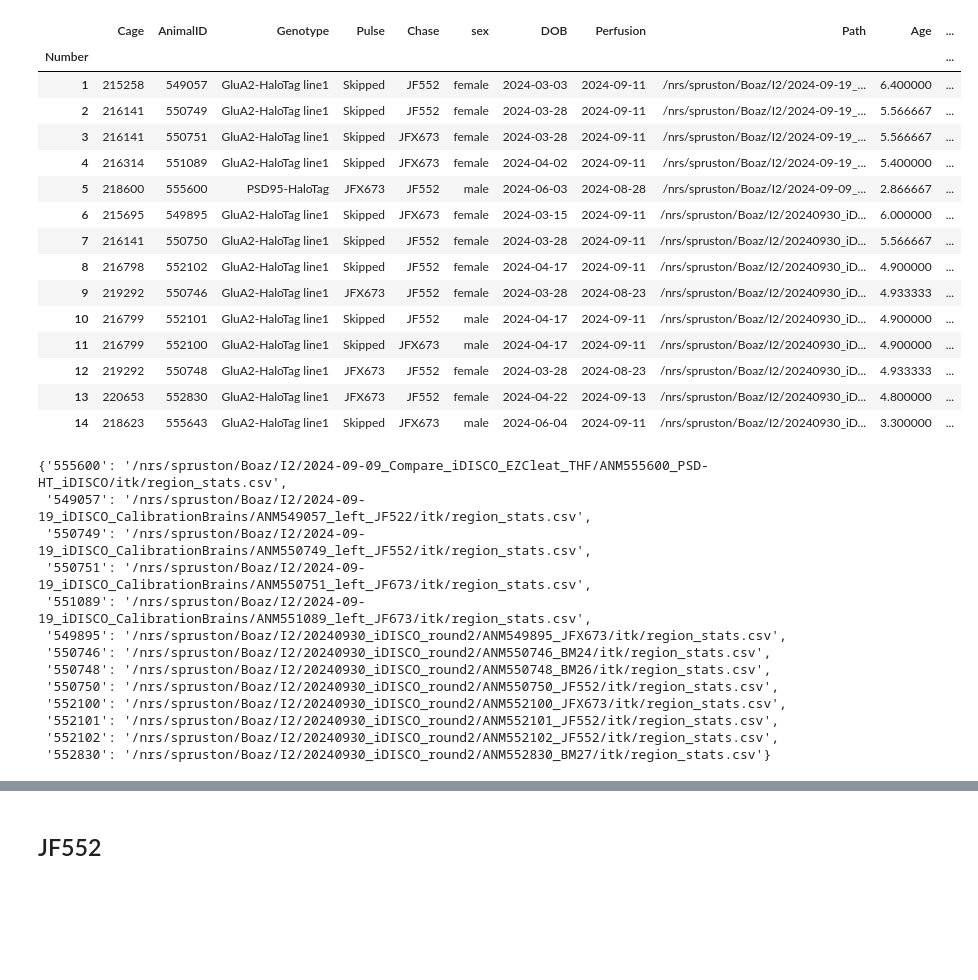
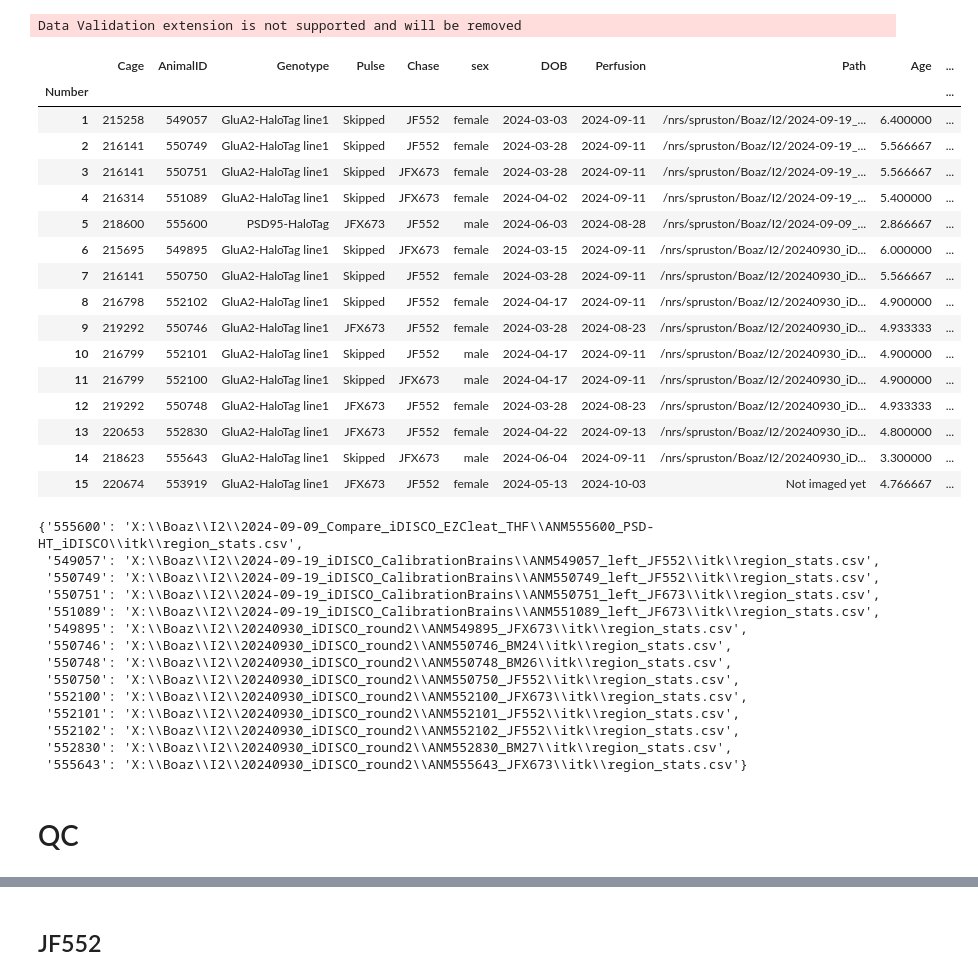
Before and after one commit to boazmohar/DELTA_iDISCO, a Jupyter notebook: src/Get_calibration.ipynb, the cells around one changed output, grey strips where cells are left out. Saved outputs shown, nothing was run; the diff lists cells and outputs as text; code cells hidden in the pictures; blank space fills up the shorter version.

Commit message:
updated notebooks, proceesing behavior data with neurocl

```diff
--- a/src/Get_calibration.ipynb
+++ b/src/Get_calibration.ipynb
@@ -12,39 +18,45 @@ from sklearn.linear_model import LinearRegression
 # %%
-base_path = '/nrs/spruston/Boaz/I2'
+# base_path = a'/nrs/spruston/Boaz/I2'
+base_path = r'X:\Boaz\I2'
 meta = pd.read_excel(os.path.join(code, 'logs','metadata.xlsx'), 'Metadata', index_col=0)
 csv_paths = collect_region_stats_paths(base_path)
 region_data = load_region_data(csv_paths)
 meta
 # %% [output]
+Data Validation extension is not supported and will be removed
 |  | Cage | AnimalID | Genotype | Pulse | Chase | sex | DOB | Perfusion | Path | Age | ... |
 | Number |  |  |  |  |  |  |  |  |  |  | ... |
 | 1 | 215258 | 549057 | GluA2-HaloTag line1 | Skipped | JF552 | female | 2024-03-03 | 2024-09-11 | /nrs/spruston/Boaz/I2/2024-09-19_... | 6.400000 | ... |
 | 2 | 216141 | 550749 | GluA2-HaloTag line1 | Skipped | JF552 | female | 2024-03-28 | 2024-09-11 | /nrs/spruston/Boaz/I2/2024-09-19_... | 5.566667 | ... |
 | 3 | 216141 | 550751 | GluA2-HaloTag line1 | Skipped | JFX673 | female | 2024-03-28 | 2024-09-11 | /nrs/spruston/Boaz/I2/2024-09-19_... | 5.566667 | ... |
 | 4 | 216314 | 551089 | GluA2-HaloTag line1 | Skipped | JFX673 | female | 2024-04-02 | 2024-09-11 | /nrs/spruston/Boaz/I2/2024-09-19_... | 5.400000 | ... |
 | 5 | 218600 | 555600 | PSD95-HaloTag | JFX673 | JF552 | male | 2024-06-03 | 2024-08-28 | /nrs/spruston/Boaz/I2/2024-09-09_... | 2.866667 | ... |
 | 6 | 215695 | 549895 | GluA2-HaloTag line1 | Skipped | JFX673 | female | 2024-03-15 | 2024-09-11 | /nrs/spruston/Boaz/I2/20240930_iD... | 6.000000 | ... |
 | 7 | 216141 | 550750 | GluA2-HaloTag line1 | Skipped | JF552 | female | 2024-03-28 | 2024-09-11 | /nrs/spruston/Boaz/I2/20240930_iD... | 5.566667 | ... |
 | 8 | 216798 | 552102 | GluA2-HaloTag line1 | Skipped | JF552 | female | 2024-04-17 | 2024-09-11 | /nrs/spruston/Boaz/I2/20240930_iD... | 4.900000 | ... |
 | 9 | 219292 | 550746 | GluA2-HaloTag line1 | JFX673 | JF552 | female | 2024-03-28 | 2024-08-23 | /nrs/spruston/Boaz/I2/20240930_iD... | 4.933333 | ... |
 | 10 | 216799 | 552101 | GluA2-HaloTag line1 | Skipped | JF552 | male | 2024-04-17 | 2024-09-11 | /nrs/spruston/Boaz/I2/20240930_iD... | 4.900000 | ... |
 | 11 | 216799 | 552100 | GluA2-HaloTag line1 | Skipped | JFX673 | male | 2024-04-17 | 2024-09-11 | /nrs/spruston/Boaz/I2/20240930_iD... | 4.900000 | ... |
 | 12 | 219292 | 550748 | GluA2-HaloTag line1 | JFX673 | JF552 | female | 2024-03-28 | 2024-08-23 | /nrs/spruston/Boaz/I2/20240930_iD... | 4.933333 | ... |
 | 13 | 220653 | 552830 | GluA2-HaloTag line1 | JFX673 | JF552 | female | 2024-04-22 | 2024-09-13 | /nrs/spruston/Boaz/I2/20240930_iD... | 4.800000 | ... |
 | 14 | 218623 | 555643 | GluA2-HaloTag line1 | Skipped | JFX673 | male | 2024-06-04 | 2024-09-11 | /nrs/spruston/Boaz/I2/20240930_iD... | 3.300000 | ... |
+| 15 | 220674 | 553919 | GluA2-HaloTag line1 | JFX673 | JF552 | female | 2024-05-13 | 2024-10-03 | Not imaged yet | 4.766667 | ... |
 # %%
 csv_paths
 # %% [output]
-{'555600': '/nrs/spruston/Boaz/I2/2024-09-09_Compare_iDISCO_EZCleat_THF/ANM555600_PSD-HT_iDISCO/itk/region_stats.csv',
- '549057': '/nrs/spruston/Boaz/I2/2024-09-19_iDISCO_CalibrationBrains/ANM549057_left_JF522/itk/region_stats.csv',
- '550749': '/nrs/spruston/Boaz/I2/2024-09-19_iDISCO_CalibrationBrains/ANM550749_left_JF552/itk/region_stats.csv',
- '550751': '/nrs/spruston/Boaz/I2/2024-09-19_iDISCO_CalibrationBrains/ANM550751_left_JF673/itk/region_stats.csv',
- '551089': '/nrs/spruston/Boaz/I2/2024-09-19_iDISCO_CalibrationBrains/ANM551089_left_JF673/itk/region_stats.csv',
- '549895': '/nrs/spruston/Boaz/I2/20240930_iDISCO_round2/ANM549895_JFX673/itk/region_stats.csv',
- '550746': '/nrs/spruston/Boaz/I2/20240930_iDISCO_round2/ANM550746_BM24/itk/region_stats.csv',
- '550748': '/nrs/spruston/Boaz/I2/20240930_iDISCO_round2/ANM550748_BM26/itk/region_stats.csv',
- '550750': '/nrs/spruston/Boaz/I2/20240930_iDISCO_round2/ANM550750_JF552/itk/region_stats.csv',
- '552100': '/nrs/spruston/Boaz/I2/20240930_iDISCO_round2/ANM552100_JFX673/itk/region_stats.csv',
- '552101': '/nrs/spruston/Boaz/I2/20240930_iDISCO_round2/ANM552101_JF552/itk/region_stats.csv',
- '552102': '/nrs/spruston/Boaz/I2/20240930_iDISCO_round2/ANM552102_JF552/itk/region_stats.csv',
- '552830': '/nrs/spruston/Boaz/I2/20240930_iDISCO_round2/ANM552830_BM27/itk/region_stats.csv'}
+{'555600': 'X:\\Boaz\\I2\\2024-09-09_Compare_iDISCO_EZCleat_THF\\ANM555600_PSD-HT_iDISCO\\itk\\region_stats.csv',
+ '549057': 'X:\\Boaz\\I2\\2024-09-19_iDISCO_CalibrationBrains\\ANM549057_left_JF552\\itk\\region_stats.csv',
+ '550749': 'X:\\Boaz\\I2\\2024-09-19_iDISCO_CalibrationBrains\\ANM550749_left_JF552\\itk\\region_stats.csv',
+ '550751': 'X:\\Boaz\\I2\\2024-09-19_iDISCO_CalibrationBrains\\ANM550751_left_JF673\\itk\\region_stats.csv',
+ '551089': 'X:\\Boaz\\I2\\2024-09-19_iDISCO_CalibrationBrains\\ANM551089_left_JF673\\itk\\region_stats.csv',
+ '549895': 'X:\\Boaz\\I2\\20240930_iDISCO_round2\\ANM549895_JFX673\\itk\\region_stats.csv',
+ '550746': 'X:\\Boaz\\I2\\20240930_iDISCO_round2\\ANM550746_BM24\\itk\\region_stats.csv',
+ '550748': 'X:\\Boaz\\I2\\20240930_iDISCO_round2\\ANM550748_BM26\\itk\\region_stats.csv',
+ '550750': 'X:\\Boaz\\I2\\20240930_iDISCO_round2\\ANM550750_JF552\\itk\\region_stats.csv',
+ '552100': 'X:\\Boaz\\I2\\20240930_iDISCO_round2\\ANM552100_JFX673\\itk\\region_stats.csv',
+ '552101': 'X:\\Boaz\\I2\\20240930_iDISCO_round2\\ANM552101_JF552\\itk\\region_stats.csv',
+ '552102': 'X:\\Boaz\\I2\\20240930_iDISCO_round2\\ANM552102_JF552\\itk\\region_stats.csv',
+ '552830': 'X:\\Boaz\\I2\\20240930_iDISCO_round2\\ANM552830_BM27\\itk\\region_stats.csv',
+ '555643': 'X:\\Boaz\\I2\\20240930_iDISCO_round2\\ANM555643_JFX673\\itk\\region_stats.csv'}
+# %% [markdown]
+# QC
```
Also changed, not shown: parts of 48 cells of this notebook, 1 other file.
